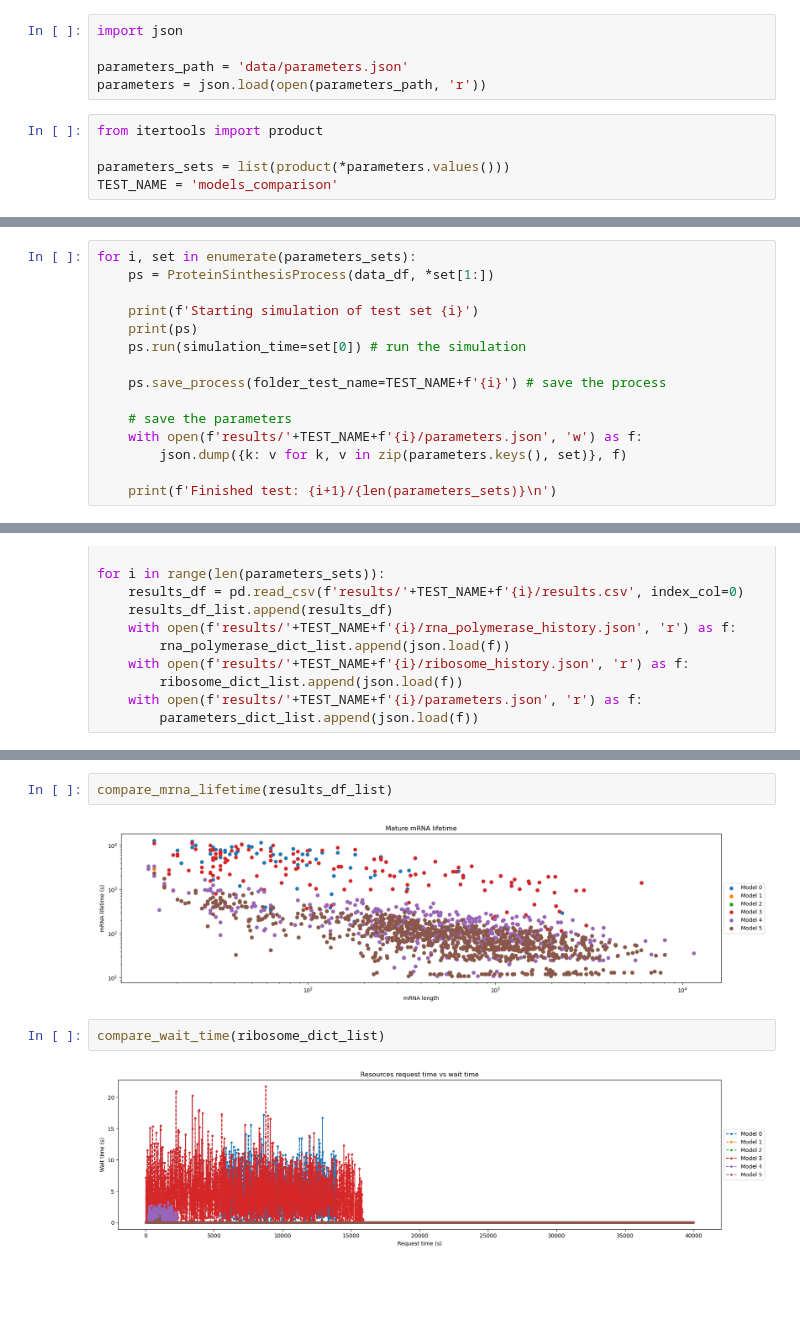
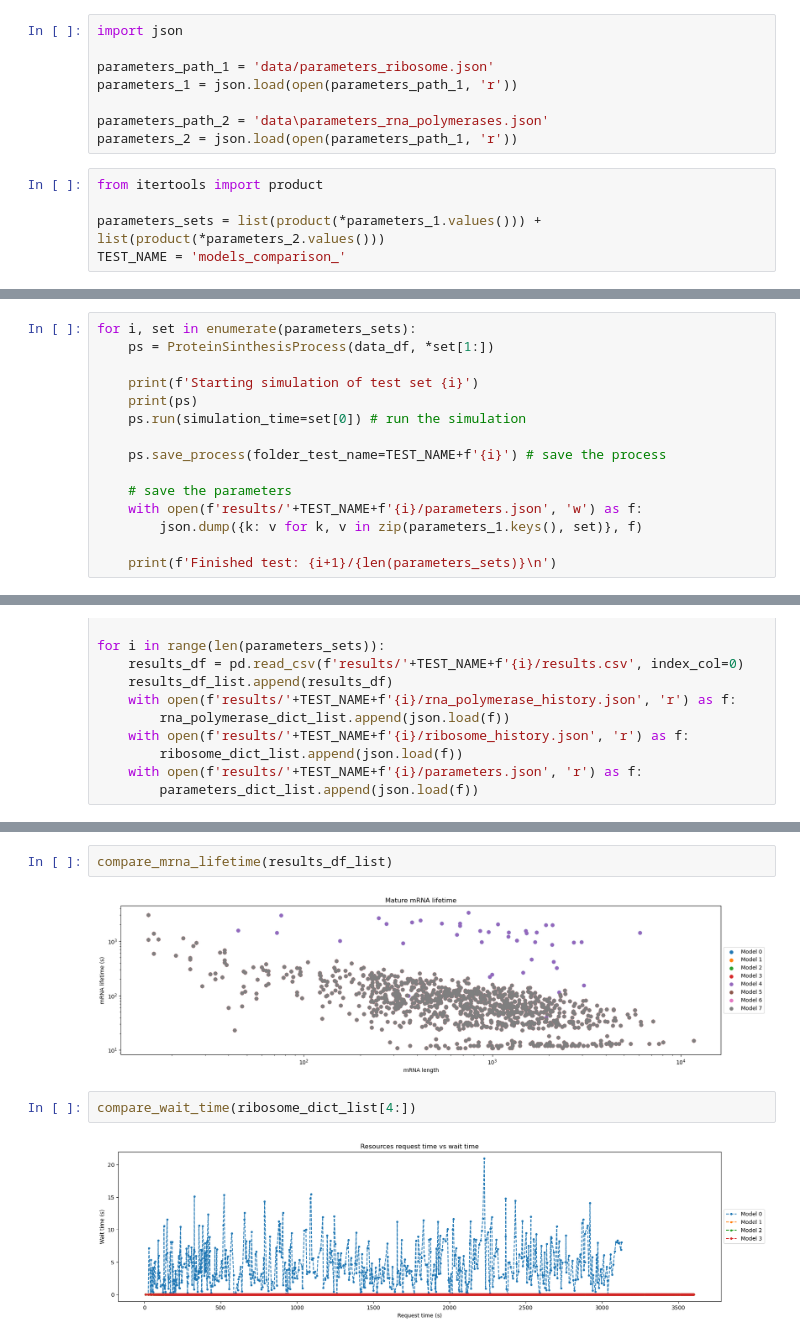
Before and after one commit to GiuliaGhisolfi/ProteinSynthesis, a Jupyter notebook: simulation.ipynb, the cells around one changed output, grey strips where cells are left out. Drawn from its saved outputs; the diff is of its cells as text; blank space fills up the shorter version.

```diff
--- a/simulation.ipynb
+++ b/simulation.ipynb
@@ -20,13 +24,16 @@ Load parameters:
 # %%
 import json
 
-parameters_path = 'data/parameters.json'
-parameters = json.load(open(parameters_path, 'r'))
+parameters_path_1 = 'data/parameters_ribosome.json'
+parameters_1 = json.load(open(parameters_path_1, 'r'))
+
+parameters_path_2 = 'data\parameters_rna_polymerases.json'
+parameters_2 = json.load(open(parameters_path_1, 'r'))
 # %%
 from itertools import product
 
-parameters_sets = list(product(*parameters.values()))
-TEST_NAME = 'models_comparison'
+parameters_sets = list(product(*parameters_1.values())) + list(product(*parameters_2.values()))
+TEST_NAME = 'models_comparison_'
 # %% [markdown]
 Start simulation:
 # %%
@@ -41,7 +48,7 @@ for i, set in enumerate(parameters_sets):
 
     # save the parameters
     with open(f'results/'+TEST_NAME+f'{i}/parameters.json', 'w') as f:
-        json.dump({k: v for k, v in zip(parameters.keys(), set)}, f)
+        json.dump({k: v for k, v in zip(parameters_1.keys(), set)}, f)
 
     print(f'Finished test: {i+1}/{len(parameters_sets)}\n')
 # %% [output]
@@ -103,9 +112,9 @@ compare_proteins_number_over_time(results_df_list)
 # %%
 compare_mrna_lifetime(results_df_list)
 # %% [output]
-[figure, old version]
+[figure, new version]
 # %%
-compare_wait_time(ribosome_dict_list)
+compare_wait_time(ribosome_dict_list[4:])
 # %% [output]
-[figure, old version]
+[figure, new version]
 # %%
```
Also changed, not shown: parts of 6 cells of this notebook, 6 other files.
